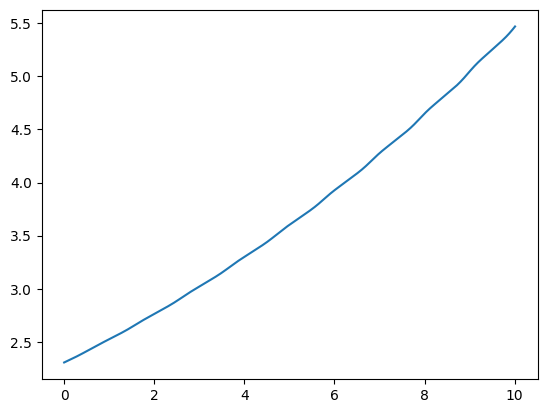
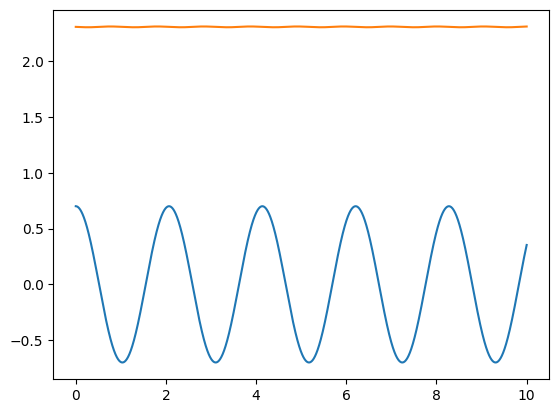
The change to this notebook cell's code, shown as a diff; its figure went from the first image to the second:
--- before
+++ after
@@ -1,3 +1,3 @@
-#plt.plot(T, Alpha)
+plt.plot(T, Alpha)
 #plt.plot(T, Omega)
 plt.plot(T, Energy)

Commit: Compare dt sensitivity for explicit Euler; implement semi-implicit Euler (Euler-Cromer) and show bounded energy oscillation vs monotonic drift